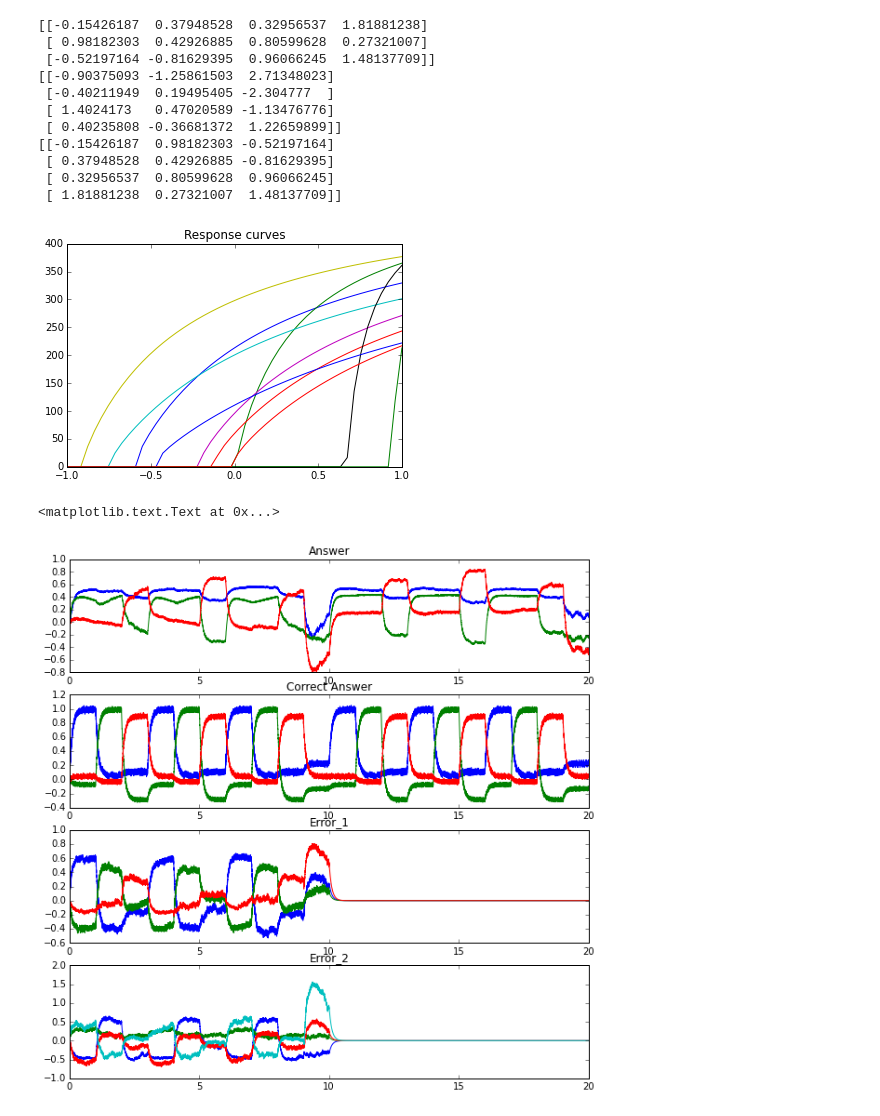
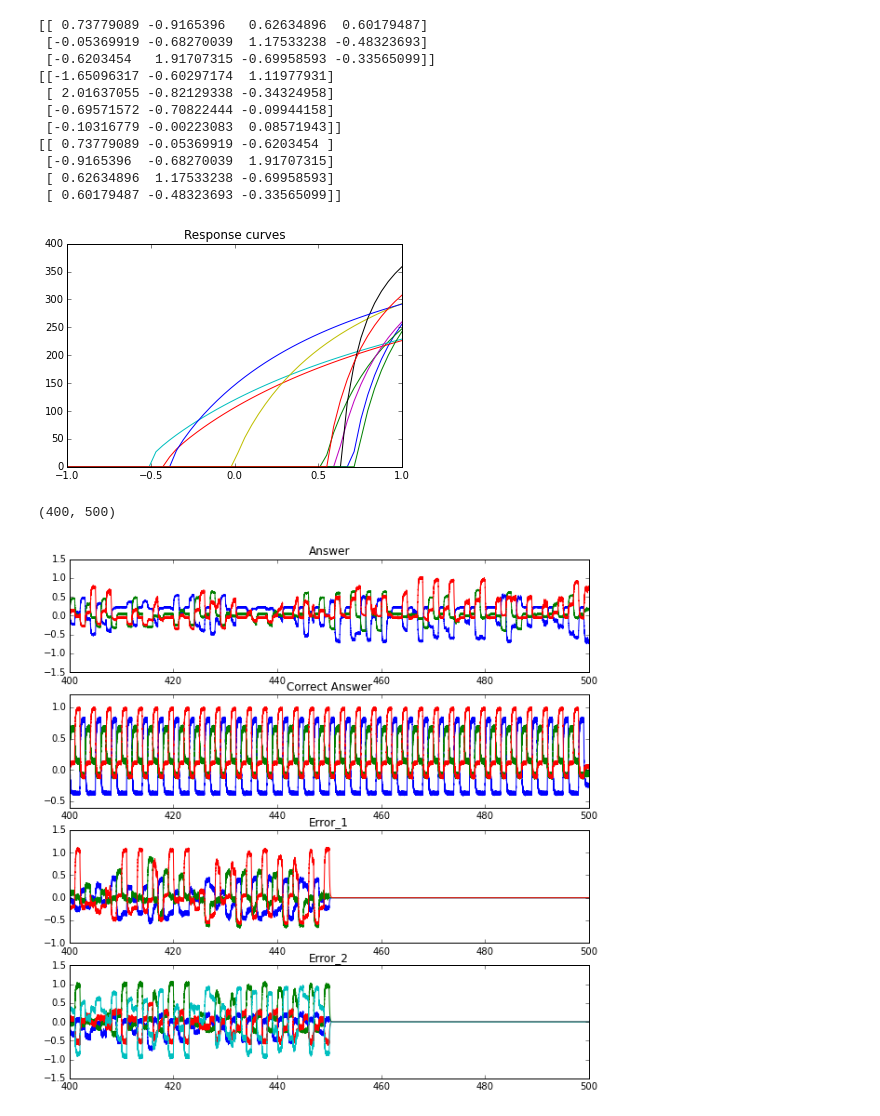
Before and after one commit to s72sue/Neural-Networks, a Jupyter notebook: Backpropagation/Backprop.ipynb, the cells around one changed output. Drawn from its saved outputs; the diff is of its cells as text; code cells hidden in the pictures.

```diff
--- a/Backpropagation/Backprop.ipynb
+++ b/Backpropagation/Backprop.ipynb
@@ -33,7 +33,7 @@ N = 10 #number of neurons
 D_inp = 3
 D_hl = 4
 D_out = 3
-samples = 100
+samples = 500
 model = nengo.Network('Backpropagation')
 data = generateData(samples)
 
@@ -56,14 +56,14 @@ print "Conn2 weights: ", weights_2
 with model:
     def stim(t):
         for i in range(samples):
-            if t % 100 < i:
+            if t < i:
                 return [data[i][0], data[i][1], 1]
         return 0
 
 
     def stim_ans(t):
         for i in range(samples):
-            if t % 100 < i:
+            if t < i:
                 return data[i][2]
         return 0
 
@@ -99,7 +99,7 @@ with model:
 
 
     def inhibit(t):
-        return 2.0 if t > 500.0 else 0.0
+        return 2.0 if t > 450.0 else 0.0
         if error_1 < 0.5 and error_2 < 0.5:
             print "test", error_1.neurons
             return 2.0 if t > 30.0 else 0.0
@@ -138,55 +138,55 @@ with model:
     conn2_p1 = nengo.Probe(conn_2, synapse=0.1, attr='decoders', sample_every=50)
 # %%
 sim = nengo.Simulator(model)
-for times in range(5):
-    sim.run(100.0)
-
-data = generateData(50)
-sim.run(50.0)
+#for times in range(5):
+    #sim.run(100.0)
+sim.run(500.0)
 t = sim.trange()
 # %%
 print conn_1.transform
 print conn_2.transform
 print conn_3.transform
 
 #print sim.data[conn2_p].shape
 #print sim.data[conn2_p1].shape
 
 plt.figure()
 plt.plot(*response_curves(answer, sim))
 plt.title("Response curves")
 plt.show()
 
 fig = figure(figsize=(10,10))
 p1 = fig.add_subplot(4,1,1)
 p1.plot(t, sim.data[answer_p])
 p1.set_title("Answer")
-#p1.set_xlim(70,100)
+p1.set_xlim(400,500)
 
 p2 = fig.add_subplot(4,1,2)
 p2.plot(t, sim.data[correct_answer_p])
 p2.set_title("Correct Answer")
-#p2.set_xlim(70,100)
+p2.set_xlim(400,500)
 
 p3 = fig.add_subplot(4,1,3)
 p3.plot(t, sim.data[error1_p])
 p3.set_title("Error_1")
+p3.set_xlim(400,500)
 
 p4 = fig.add_subplot(4,1,4)
 p4.plot(t, sim.data[error2_p])
 p4.set_title("Error_2")
+p4.set_xlim(400,500)
 # %% [output]
-[[-0.15426187  0.37948528  0.32956537  1.81881238]
- [ 0.98182303  0.42926885  0.80599628  0.27321007]
- [-0.52197164 -0.81629395  0.96066245  1.48137709]]
-[[-0.90375093 -1.25861503  2.71348023]
- [-0.40211949  0.19495405 -2.304777  ]
- [ 1.4024173   0.47020589 -1.13476776]
- [ 0.40235808 -0.36681372  1.22659899]]
-[[-0.15426187  0.98182303 -0.52197164]
- [ 0.37948528  0.42926885 -0.81629395]
- [ 0.32956537  0.80599628  0.96066245]
- [ 1.81881238  0.27321007  1.48137709]]
+[[ 0.73779089 -0.9165396   0.62634896  0.60179487]
+ [-0.05369919 -0.68270039  1.17533238 -0.48323693]
+ [-0.6203454   1.91707315 -0.69958593 -0.33565099]]
+[[-1.65096317 -0.60297174  1.11977931]
+ [ 2.01637055 -0.82129338 -0.34324958]
+ [-0.69571572 -0.70822444 -0.09944158]
+ [-0.10316779 -0.00223083  0.08571943]]
+[[ 0.73779089 -0.05369919 -0.6203454 ]
+ [-0.9165396  -0.68270039  1.91707315]
+ [ 0.62634896  1.17533238 -0.69958593]
+ [ 0.60179487 -0.48323693 -0.33565099]]
-[figure, old version]
+[figure, new version]
-<matplotlib.text.Text at 0x...>
+(400, 500)
-[figure, old version]
+[figure, new version]
```
Also changed, not shown: parts of 1 cell of this notebook.
